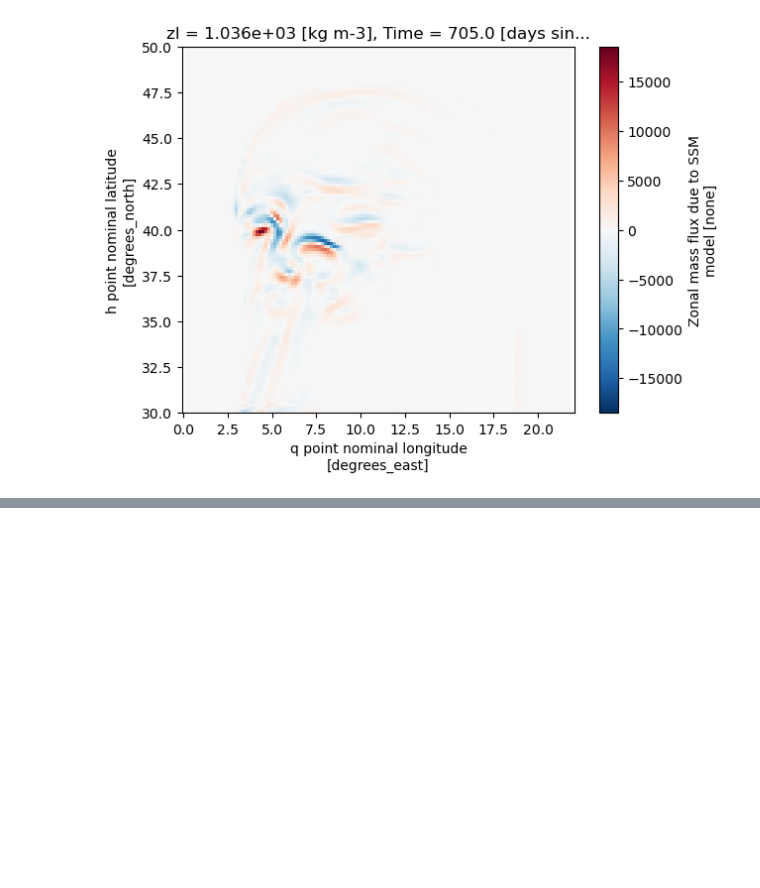
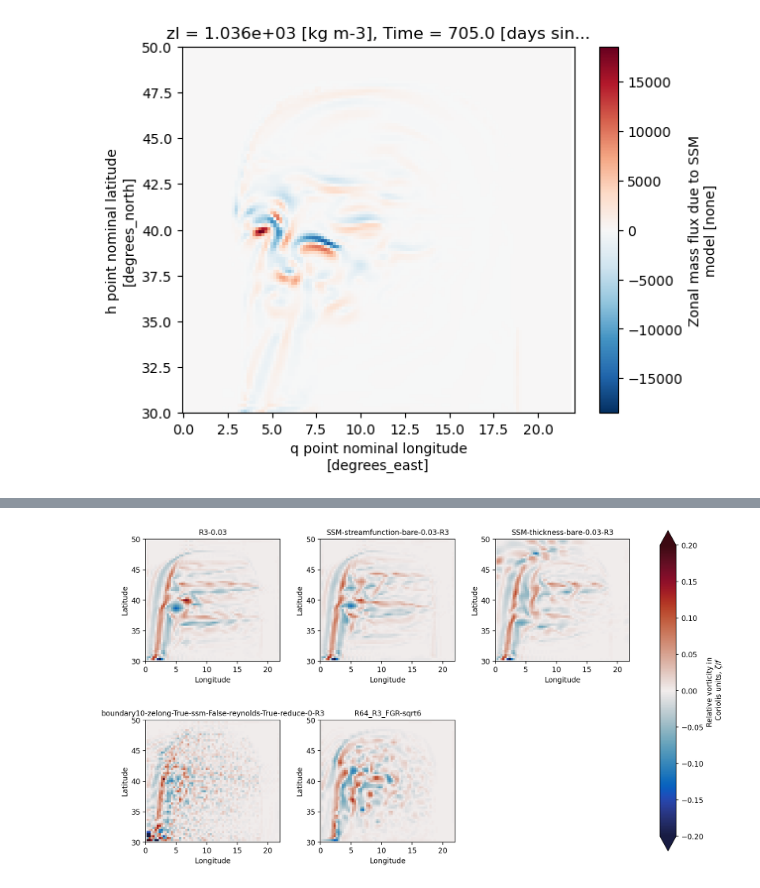
Before and after one commit to Pperezhogin/CTR-notebooks, a Jupyter notebook: SSM-thickness.ipynb, the cells around one changed output, grey strips where cells are left out. Cells and saved outputs as stored; diff of their text form; code cells hidden in the pictures; blank space fills up the shorter version.

```diff
--- a/SSM-thickness.ipynb
+++ b/SSM-thickness.ipynb
@@ -180,0 +244,8 @@ cont_fun.uhSSM.isel(zl=1,Time=-1).plot()
+# %%
+RR='R3'
+Cs='0.03'
+ds.plot_RV([RR if Cs=='0.06' else f'{RR}-{Cs}',  f'SSM-streamfunction-bare-{Cs}-{RR}', f'SSM-thickness-bare-{Cs}-{RR}',
+             'boundary10-zelong-True-ssm-False-reynolds-True-reduce-0-R3',
+             f'R64_{RR}_FGR-sqrt6'])
+# %% [output]
+[figure, added]
```
Also changed, not shown: parts of 20 cells of this notebook, 4 other files.
